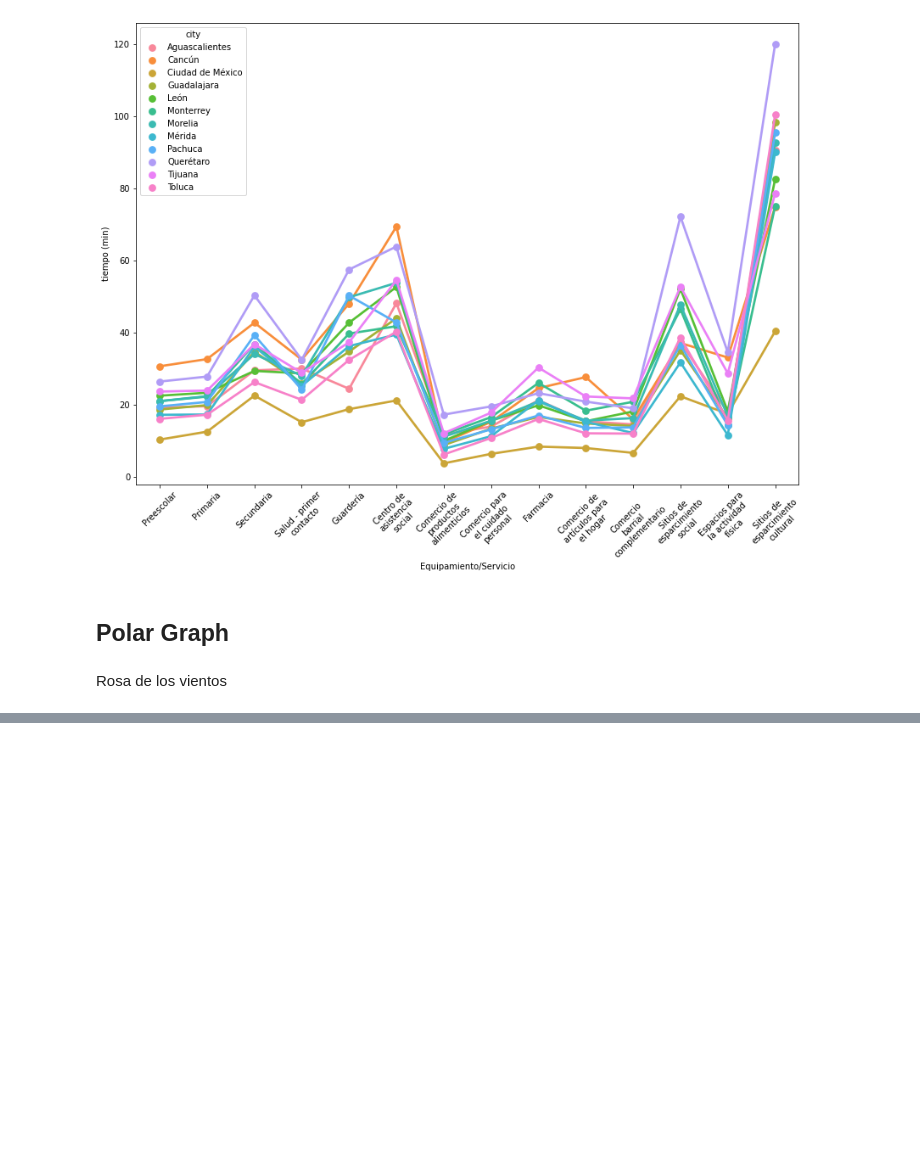
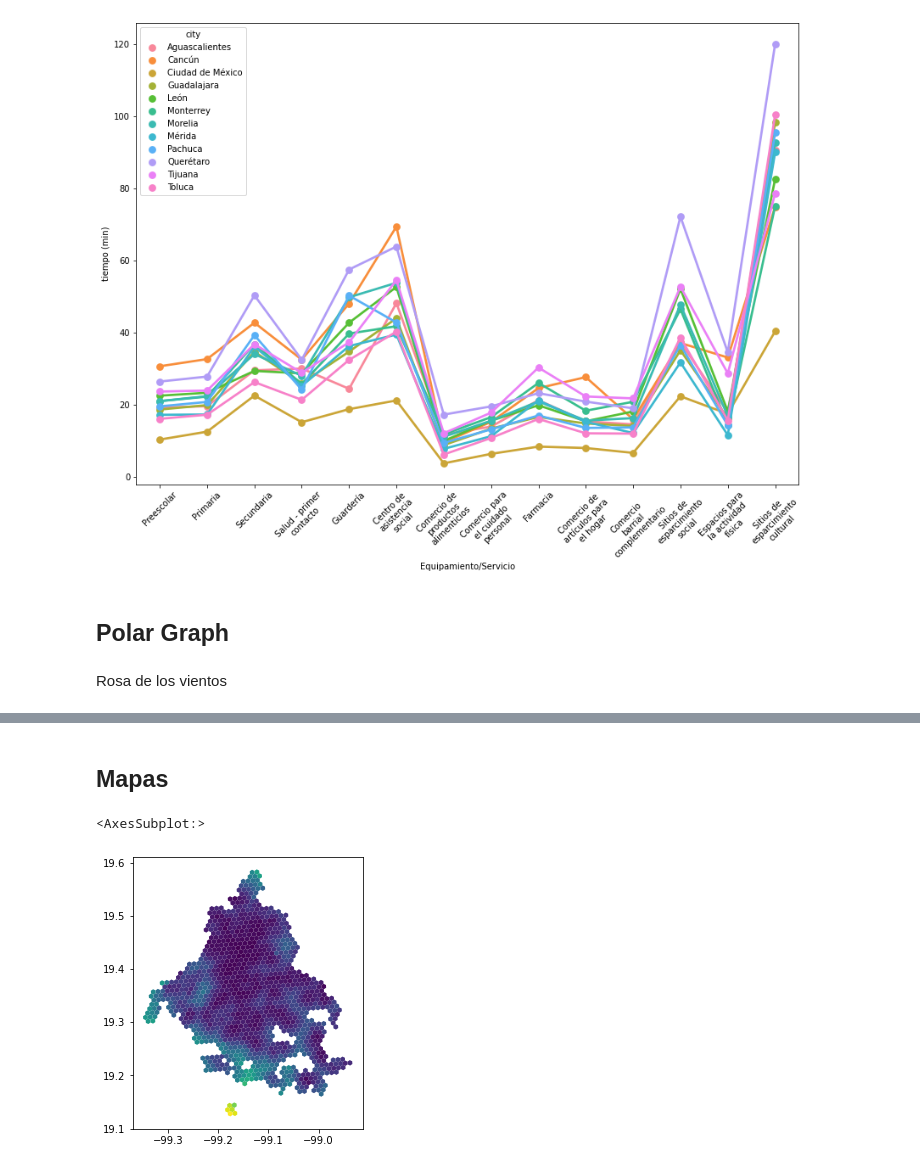
Before and after one commit to Observatorio-Ciudades/accesibilidad-urbana, a Jupyter notebook: notebooks/15_min_city/14-General-data-analysis.ipynb, the cells around one changed output, grey strips where cells are left out. Drawn from its saved outputs; the diff is of its cells as text; code cells hidden in the pictures; blank space fills up the shorter version.

```diff
--- a/notebooks/15_min_city/14-General-data-analysis.ipynb
+++ b/notebooks/15_min_city/14-General-data-analysis.ipynb
@@ -438,0 +443,7 @@ plt.legend(color_lines, ['Ciudad de México', 'Querétaro', 'Otras ciudades'],
+# %% [markdown]
+## Mapas
+# %%
+gdf.loc[gdf.city=='Ciudad de México'].plot('max_idx_15_min')
+# %% [output]
+<AxesSubplot:>
+[figure, added]
```
Also changed, not shown: parts of 7 cells of this notebook.
